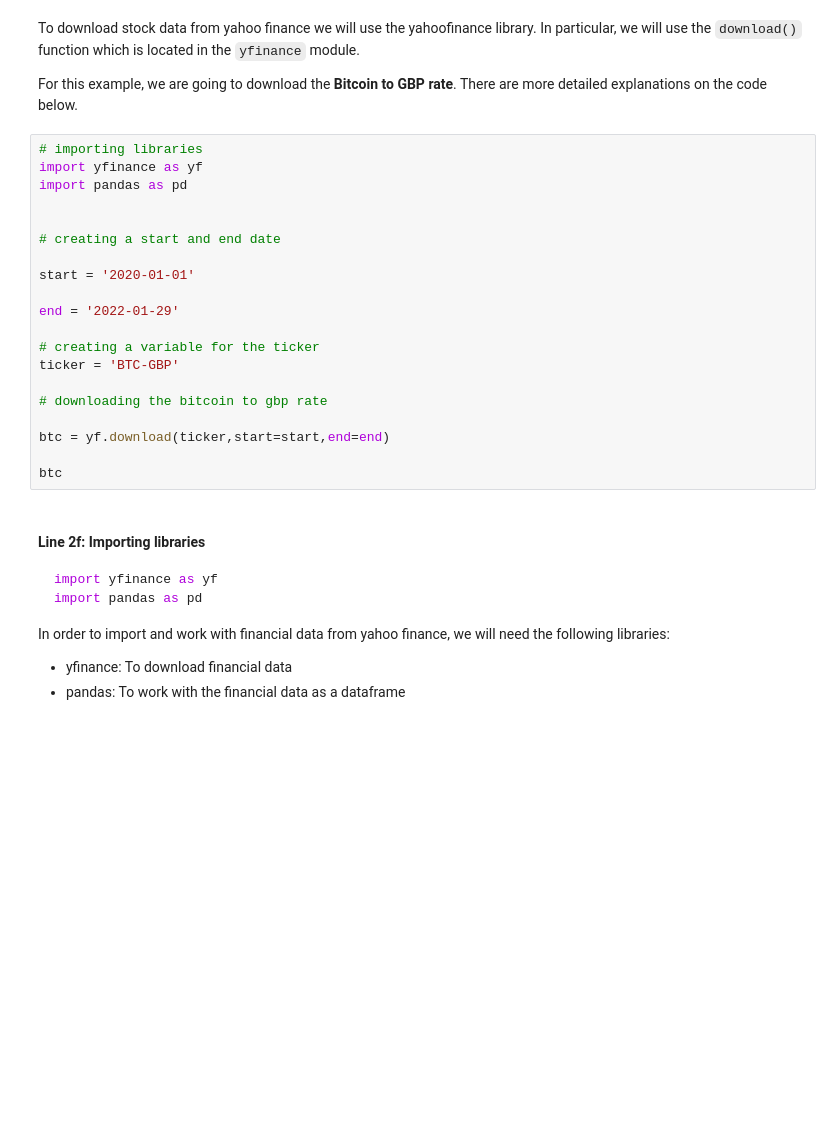
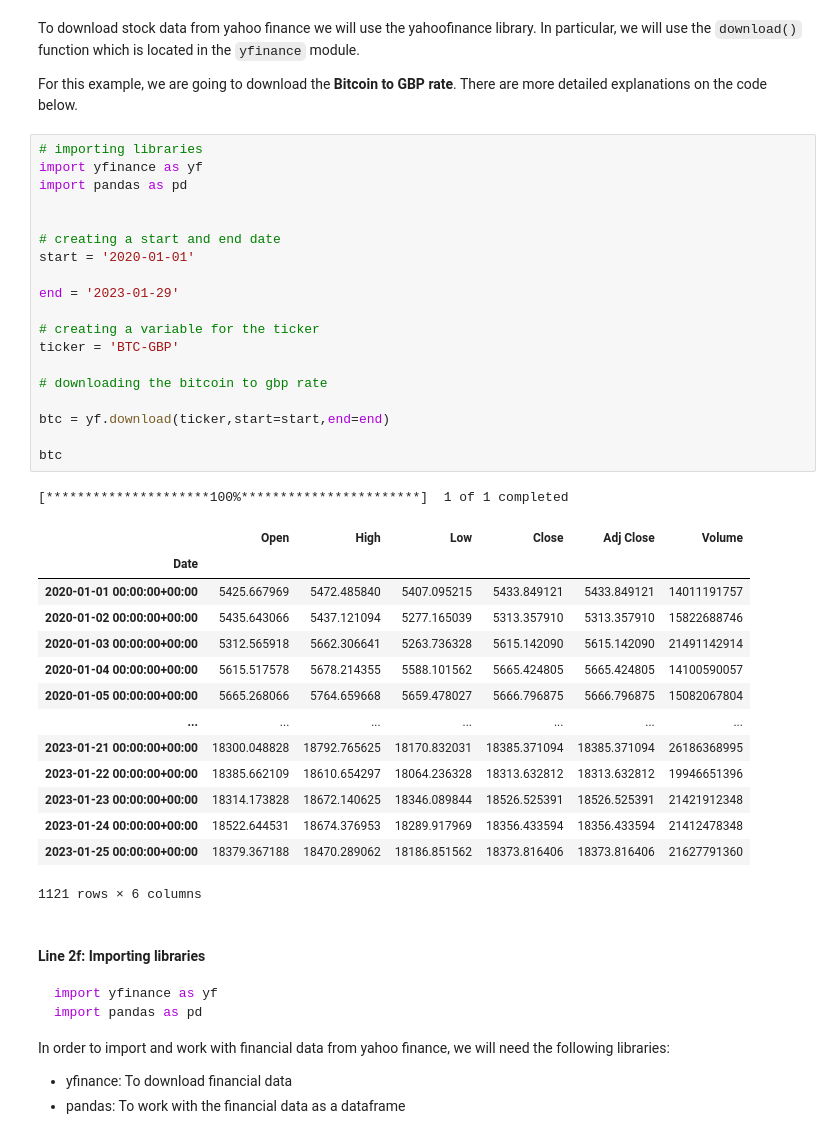
Before and after one commit to Bartosz-G/DSL-Python-For-Finance-2024, a Jupyter notebook: Exercises/Py4Fin01.ipynb, the cells around one changed output. Saved outputs shown, nothing was run; the diff lists cells and outputs as text; blank space fills up the shorter version.

```diff
--- a/Exercises/Py4Fin01.ipynb
+++ b/Exercises/Py4Fin01.ipynb
@@ -92,23 +100,38 @@ For this example, we are going to download the **Bitcoin to GBP rate**. There ar
 # %%
 # importing libraries
 import yfinance as yf
 import pandas as pd
 
 
 # creating a start and end date
-
 start = '2020-01-01'
 
-end = '2022-01-29'
+end = '2023-01-29'
 
 # creating a variable for the ticker
 ticker = 'BTC-GBP'
 
 # downloading the bitcoin to gbp rate
 
 btc = yf.download(ticker,start=start,end=end)
 
 btc
+# %% [output]
+[*********************100%***********************]  1 of 1 completed
+|  | Open | High | Low | Close | Adj Close | Volume |
+| Date |  |  |  |  |  |  |
+| 2020-01-01 00:00:00+00:00 | 5425.667969 | 5472.485840 | 5407.095215 | 5433.849121 | 5433.849121 | 14011191757 |
+| 2020-01-02 00:00:00+00:00 | 5435.643066 | 5437.121094 | 5277.165039 | 5313.357910 | 5313.357910 | 15822688746 |
+| 2020-01-03 00:00:00+00:00 | 5312.565918 | 5662.306641 | 5263.736328 | 5615.142090 | 5615.142090 | 21491142914 |
+| 2020-01-04 00:00:00+00:00 | 5615.517578 | 5678.214355 | 5588.101562 | 5665.424805 | 5665.424805 | 14100590057 |
+| 2020-01-05 00:00:00+00:00 | 5665.268066 | 5764.659668 | 5659.478027 | 5666.796875 | 5666.796875 | 15082067804 |
+| ... | ... | ... | ... | ... | ... | ... |
+| 2023-01-21 00:00:00+00:00 | 18300.048828 | 18792.765625 | 18170.832031 | 18385.371094 | 18385.371094 | 26186368995 |
+| 2023-01-22 00:00:00+00:00 | 18385.662109 | 18610.654297 | 18064.236328 | 18313.632812 | 18313.632812 | 19946651396 |
+| 2023-01-23 00:00:00+00:00 | 18314.173828 | 18672.140625 | 18346.089844 | 18526.525391 | 18526.525391 | 21421912348 |
+| 2023-01-24 00:00:00+00:00 | 18522.644531 | 18674.376953 | 18289.917969 | 18356.433594 | 18356.433594 | 21412478348 |
+| 2023-01-25 00:00:00+00:00 | 18379.367188 | 18470.289062 | 18186.851562 | 18373.816406 | 18373.816406 | 21627791360 |
+1121 rows × 6 columns
 # %% [markdown]
 #### Line 2f: Importing libraries
 
```
Also changed, not shown: parts of 34 cells of this notebook.
